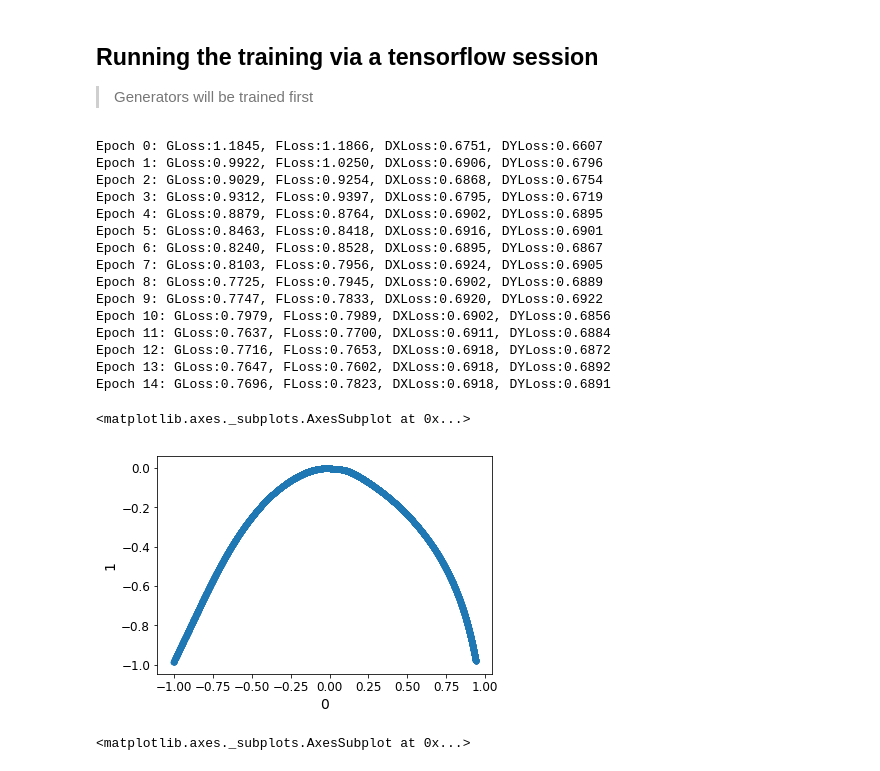
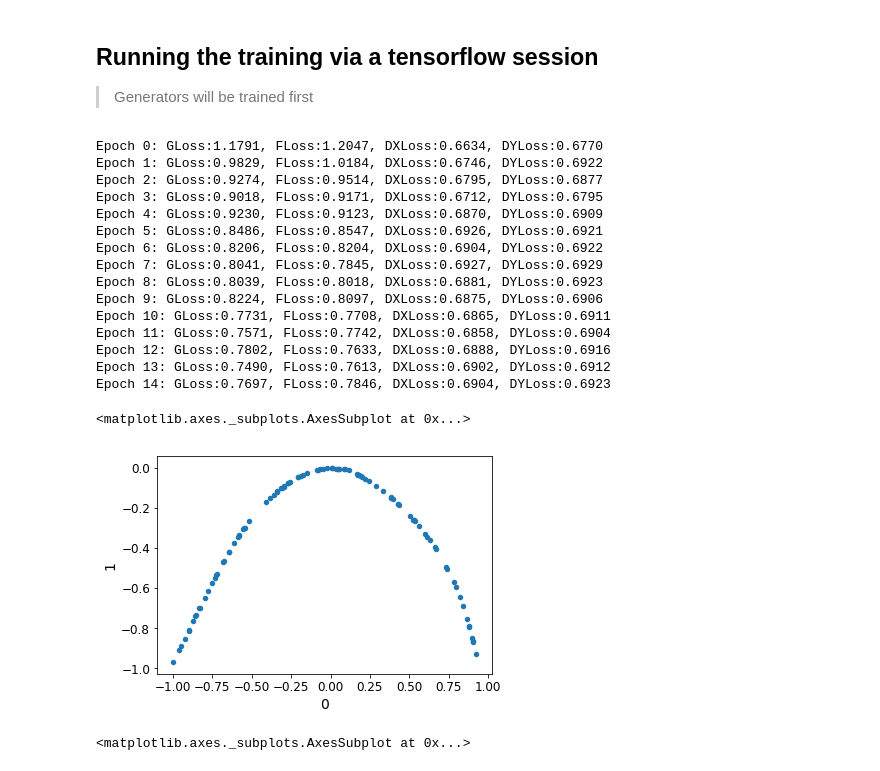
Before and after one commit to ahsanMah/roboGAN, a Jupyter notebook: roboGAN.ipynb, the cells around one changed output. Cells and saved outputs as stored; diff of their text form; code cells hidden in the pictures.

Commit message:
Fixed some names

```diff
--- a/roboGAN.ipynb
+++ b/roboGAN.ipynb
@@ -94,12 +94,12 @@ GAN = RoboGAN()
 # Generating forward GAN = G: X -> Y
 X = tf.placeholder(tf.float32, shape=(None,nDimX), name = "X")
 G = GAN.generator(name="G")
-G_D = GAN.discriminator(name="G_D")
+D_Y = GAN.discriminator(name="D_Y")
 
 # Generating backward GAN = F: Y -> X
 Y = tf.placeholder(tf.float32, shape=(None, nDimY), name="Y")
 F = GAN.generator(name="F")
-F_D = GAN.discriminator(name="F_D")
+D_X = GAN.discriminator(name="D_X")
 # %%
 # Loss for
 with tf.GradientTape() as G_tape,   \
@@ -134,15 +134,15 @@ with tf.GradientTape() as G_tape,   \
 ## Setting up optimizers
 # %%
 opt_G = tf.train.AdamOptimizer(1e-3)
-opt_G_D = tf.train.AdamOptimizer(1e-3)
+opt_D_Y = tf.train.AdamOptimizer(1e-3)
 opt_F = tf.train.AdamOptimizer(1e-3)
-opt_F_D = tf.train.AdamOptimizer(1e-3)
+opt_D_X = tf.train.AdamOptimizer(1e-3)
 
 train_G = opt_G.apply_gradients(zip(G_gradients, G.trainable_variables))
 train_F = opt_F.apply_gradients(zip(F_gradients, F.trainable_variables))
 
-train_D_X = opt_G_D.apply_gradients(zip(G_D_gradients, G_D.trainable_variables))
-train_D_Y = opt_F_D.apply_gradients(zip(F_D_gradients, F_D.trainable_variables))
+train_D_Y = opt_D_Y.apply_gradients(zip(D_Y_gradients, D_Y.trainable_variables))
+train_D_X = opt_D_X.apply_gradients(zip(D_X_gradients, D_X.trainable_variables))
 # %% [markdown]
 ## Running the training via a tensorflow session
 > Generators will be trained first
@@ -162,34 +162,34 @@ for epoch in range(15):
                                      feed_dict={X:X_batch, Y:Y_batch})
 
         # Optimizing Discriminators D_X and D_Y
-        D_Xloss, D_Yloss, _,_ = sess.run([G_D_loss, F_D_loss, train_D_X, train_D_Y],
+        D_Xloss, D_Yloss, _,_ = sess.run([D_X_loss, D_Y_loss, train_D_X, train_D_Y],
                                          feed_dict={X: X_batch, Y: Y_batch})
 
 
     print("Epoch {}: GLoss:{:.4f}, FLoss:{:.4f}, DXLoss:{:.4f}, DYLoss:{:.4f}".format(epoch,Gloss,Floss,D_Xloss,D_Yloss))
 # %% [output]
-Epoch 0: GLoss:1.1845, FLoss:1.1866, DXLoss:0.6751, DYLoss:0.6607
-Epoch 1: GLoss:0.9922, FLoss:1.0250, DXLoss:0.6906, DYLoss:0.6796
-Epoch 2: GLoss:0.9029, FLoss:0.9254, DXLoss:0.6868, DYLoss:0.6754
-Epoch 3: GLoss:0.9312, FLoss:0.9397, DXLoss:0.6795, DYLoss:0.6719
-Epoch 4: GLoss:0.8879, FLoss:0.8764, DXLoss:0.6902, DYLoss:0.6895
-Epoch 5: GLoss:0.8463, FLoss:0.8418, DXLoss:0.6916, DYLoss:0.6901
-Epoch 6: GLoss:0.8240, FLoss:0.8528, DXLoss:0.6895, DYLoss:0.6867
-Epoch 7: GLoss:0.8103, FLoss:0.7956, DXLoss:0.6924, DYLoss:0.6905
-Epoch 8: GLoss:0.7725, FLoss:0.7945, DXLoss:0.6902, DYLoss:0.6889
-Epoch 9: GLoss:0.7747, FLoss:0.7833, DXLoss:0.6920, DYLoss:0.6922
-Epoch 10: GLoss:0.7979, FLoss:0.7989, DXLoss:0.6902, DYLoss:0.6856
-Epoch 11: GLoss:0.7637, FLoss:0.7700, DXLoss:0.6911, DYLoss:0.6884
-Epoch 12: GLoss:0.7716, FLoss:0.7653, DXLoss:0.6918, DYLoss:0.6872
-Epoch 13: GLoss:0.7647, FLoss:0.7602, DXLoss:0.6918, DYLoss:0.6892
-Epoch 14: GLoss:0.7696, FLoss:0.7823, DXLoss:0.6918, DYLoss:0.6891
+Epoch 0: GLoss:1.1791, FLoss:1.2047, DXLoss:0.6634, DYLoss:0.6770
+Epoch 1: GLoss:0.9829, FLoss:1.0184, DXLoss:0.6746, DYLoss:0.6922
+Epoch 2: GLoss:0.9274, FLoss:0.9514, DXLoss:0.6795, DYLoss:0.6877
+Epoch 3: GLoss:0.9018, FLoss:0.9171, DXLoss:0.6712, DYLoss:0.6795
+Epoch 4: GLoss:0.9230, FLoss:0.9123, DXLoss:0.6870, DYLoss:0.6909
+Epoch 5: GLoss:0.8486, FLoss:0.8547, DXLoss:0.6926, DYLoss:0.6921
+Epoch 6: GLoss:0.8206, FLoss:0.8204, DXLoss:0.6904, DYLoss:0.6922
+Epoch 7: GLoss:0.8041, FLoss:0.7845, DXLoss:0.6927, DYLoss:0.6929
+Epoch 8: GLoss:0.8039, FLoss:0.8018, DXLoss:0.6881, DYLoss:0.6923
+Epoch 9: GLoss:0.8224, FLoss:0.8097, DXLoss:0.6875, DYLoss:0.6906
+Epoch 10: GLoss:0.7731, FLoss:0.7708, DXLoss:0.6865, DYLoss:0.6911
+Epoch 11: GLoss:0.7571, FLoss:0.7742, DXLoss:0.6858, DYLoss:0.6904
+Epoch 12: GLoss:0.7802, FLoss:0.7633, DXLoss:0.6888, DYLoss:0.6916
+Epoch 13: GLoss:0.7490, FLoss:0.7613, DXLoss:0.6902, DYLoss:0.6912
+Epoch 14: GLoss:0.7697, FLoss:0.7846, DXLoss:0.6904, DYLoss:0.6923
 # %%
-a=sess.run([fake_Y], feed_dict={X:X1})
+a=sess.run([fake_Y], feed_dict={X:X1[:100]})
 temp=pd.DataFrame(a[0])
 temp.plot.scatter(x=0, y=1)
 # %% [output]
 <matplotlib.axes._subplots.AxesSubplot at 0x...>
-[figure, old version]
+[figure, new version]
 # %%
 b=sess.run([fake_X], feed_dict={Y:X2[:100]})
 temp2=pd.DataFrame(b[0])
```
Also changed, not shown: parts of 1 cell of this notebook.
